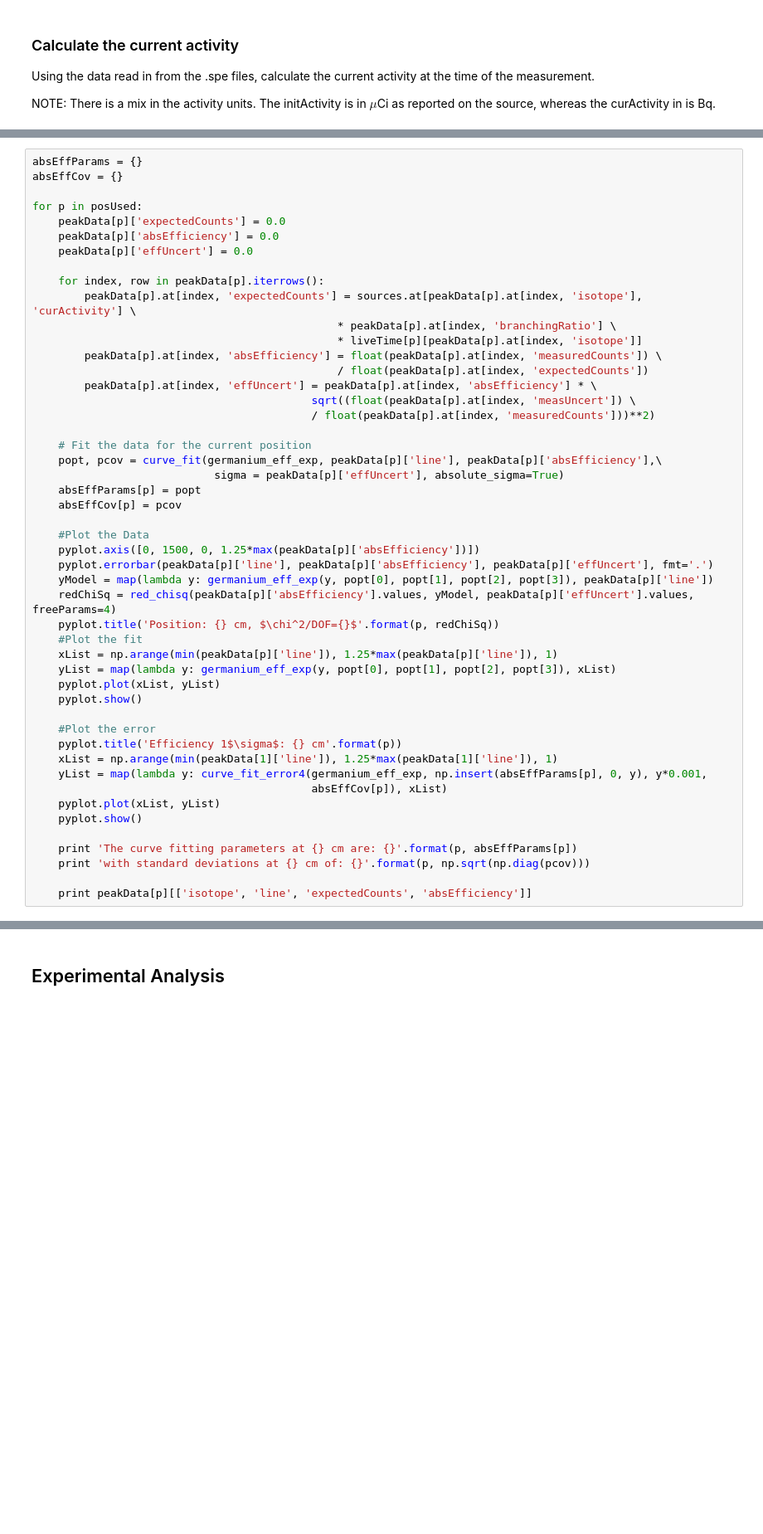
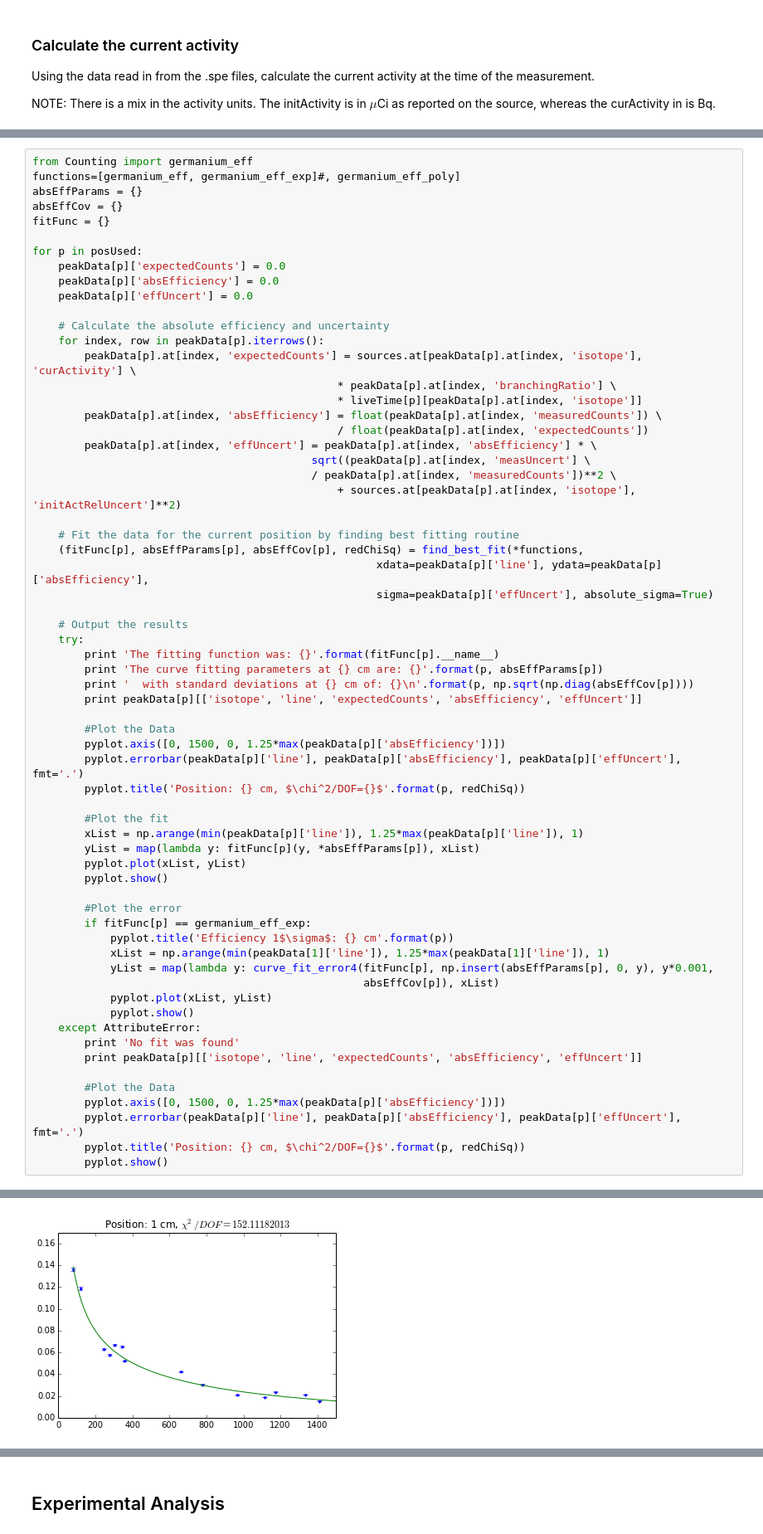
Before and after one commit to 2lambda123/88_Data, a Jupyter notebook: Experiments/Activation/50MeVTa/50MeVTaActivationAnalysis.ipynb, the cells around one changed output, grey strips where cells are left out. Shown at 83% size. Cells and saved outputs as stored; diff of their text form; blank space fills up the shorter version.

```diff
--- a/Experiments/Activation/50MeVTa/50MeVTaActivationAnalysis.ipynb
+++ b/Experiments/Activation/50MeVTa/50MeVTaActivationAnalysis.ipynb
@@ -737,12 +453,16 @@ NOTE: The uncertainty only currently captures the uncertainity in the counts.  T
 # %%
+from Counting import germanium_eff
+functions=[germanium_eff, germanium_eff_exp]#, germanium_eff_poly]
 absEffParams = {}
 absEffCov = {}
+fitFunc = {}
 
 for p in posUsed:
     peakData[p]['expectedCounts'] = 0.0
     peakData[p]['absEfficiency'] = 0.0
     peakData[p]['effUncert'] = 0.0
 
+    # Calculate the absolute efficiency and uncertainty
     for index, row in peakData[p].iterrows():
         peakData[p].at[index, 'expectedCounts'] = sources.at[peakData[p].at[index, 'isotope'], 'curActivity'] \
                                                * peakData[p].at[index, 'branchingRatio'] \
@@ -750,36 +470,48 @@ for p in posUsed:
         peakData[p].at[index, 'absEfficiency'] = float(peakData[p].at[index, 'measuredCounts']) \
                                                / float(peakData[p].at[index, 'expectedCounts'])
         peakData[p].at[index, 'effUncert'] = peakData[p].at[index, 'absEfficiency'] * \
-                                           sqrt((float(peakData[p].at[index, 'measUncert']) \
-                                           / float(peakData[p].at[index, 'measuredCounts']))**2)
+                                           sqrt((peakData[p].at[index, 'measUncert'] \
+                                           / peakData[p].at[index, 'measuredCounts'])**2 \
+                                               + sources.at[peakData[p].at[index, 'isotope'], 'initActRelUncert']**2)
 
-    # Fit the data for the current position
-    popt, pcov = curve_fit(germanium_eff_exp, peakData[p]['line'], peakData[p]['absEfficiency'],\
-                            sigma = peakData[p]['effUncert'], absolute_sigma=True)
-    absEffParams[p] = popt
-    absEffCov[p] = pcov
+    # Fit the data for the current position by finding best fitting routine
+    (fitFunc[p], absEffParams[p], absEffCov[p], redChiSq) = find_best_fit(*functions,
+                                                     xdata=peakData[p]['line'], ydata=peakData[p]['absEfficiency'],
+                                                     sigma=peakData[p]['effUncert'], absolute_sigma=True)
 
-    #Plot the Data
-    pyplot.axis([0, 1500, 0, 1.25*max(peakData[p]['absEfficiency'])])
-    pyplot.errorbar(peakData[p]['line'], peakData[p]['absEfficiency'], peakData[p]['effUncert'], fmt='.')
-    yModel = map(lambda y: germanium_eff_exp(y, popt[0], popt[1], popt[2], popt[3]), peakData[p]['line'])
-    redChiSq = red_chisq(peakData[p]['absEfficiency'].values, yModel, peakData[p]['effUncert'].values, freeParams=4)
-    pyplot.title('Position: {} cm, $\chi^2/DOF={}$'.format(p, redChiSq))
-    #Plot the fit
-    xList = np.arange(min(peakData[p]['line']), 1.25*max(peakData[p]['line']), 1)
-    yList = map(lambda y: germanium_eff_exp(y, popt[0], popt[1], popt[2], popt[3]), xList)
-    pyplot.plot(xList, yList)
-    pyplot.show()
+    # Output the results
+    try:
+        print 'The fitting function was: {}'.format(fitFunc[p].__name__)
+        print 'The curve fitting parameters at {} cm are: {}'.format(p, absEffParams[p])
+        print '  with standard deviations at {} cm of: {}\n'.format(p, np.sqrt(np.diag(absEffCov[p])))
+        print peakData[p][['isotope', 'line', 'expectedCounts', 'absEfficiency', 'effUncert']]
 
-    #Plot the error
-    pyplot.title('Efficiency 1$\sigma$: {} cm'.format(p))
-    xList = np.arange(min(peakData[1]['line']), 1.25*max(peakData[1]['line']), 1)
-    yList = map(lambda y: curve_fit_error4(germanium_eff_exp, np.insert(absEffParams[p], 0, y), y*0.001,
-                                           absEffCov[p]), xList)
-    pyplot.plot(xList, yList)
-    pyplot.show()
+        #Plot the Data
+        pyplot.axis([0, 1500, 0, 1.25*max(peakData[p]['absEfficiency'])])
+        pyplot.errorbar(peakData[p]['line'], peakData[p]['absEfficiency'], peakData[p]['effUncert'], fmt='.')
+        pyplot.title('Position: {} cm, $\chi^2/DOF={}$'.format(p, redChiSq))
 
-    print 'The curve fitting parameters at {} cm are: {}'.format(p, absEffParams[p])
-    print 'with standard deviations at {} cm of: {}'.format(p, np.sqrt(np.diag(pcov)))
+        #Plot the fit
+        xList = np.arange(min(peakData[p]['line']), 1.25*max(peakData[p]['line']), 1)
+        yList = map(lambda y: fitFunc[p](y, *absEffParams[p]), xList)
+        pyplot.plot(xList, yList)
+        pyplot.show()
 
-    print peakData[p][['isotope', 'line', 'expectedCounts', 'absEfficiency']]
+        #Plot the error
+        if fitFunc[p] == germanium_eff_exp:
+            pyplot.title('Efficiency 1$\sigma$: {} cm'.format(p))
+            xList = np.arange(min(peakData[1]['line']), 1.25*max(peakData[1]['line']), 1)
+            yList = map(lambda y: curve_fit_error4(fitFunc[p], np.insert(absEffParams[p], 0, y), y*0.001,
+                                                   absEffCov[p]), xList)
+            pyplot.plot(xList, yList)
+            pyplot.show()
+    except AttributeError:
+        print 'No fit was found'
+        print peakData[p][['isotope', 'line', 'expectedCounts', 'absEfficiency', 'effUncert']]
+
+        #Plot the Data
+        pyplot.axis([0, 1500, 0, 1.25*max(peakData[p]['absEfficiency'])])
+        pyplot.errorbar(peakData[p]['line'], peakData[p]['absEfficiency'], peakData[p]['effUncert'], fmt='.')
+        pyplot.title('Position: {} cm, $\chi^2/DOF={}$'.format(p, redChiSq))
+        pyplot.show()
+# %% [output]
@@ -785,0 +537 @@ for p in posUsed:
+[figure, added]
```
Also changed, not shown: parts of 36 cells of this notebook, 46 other files.
